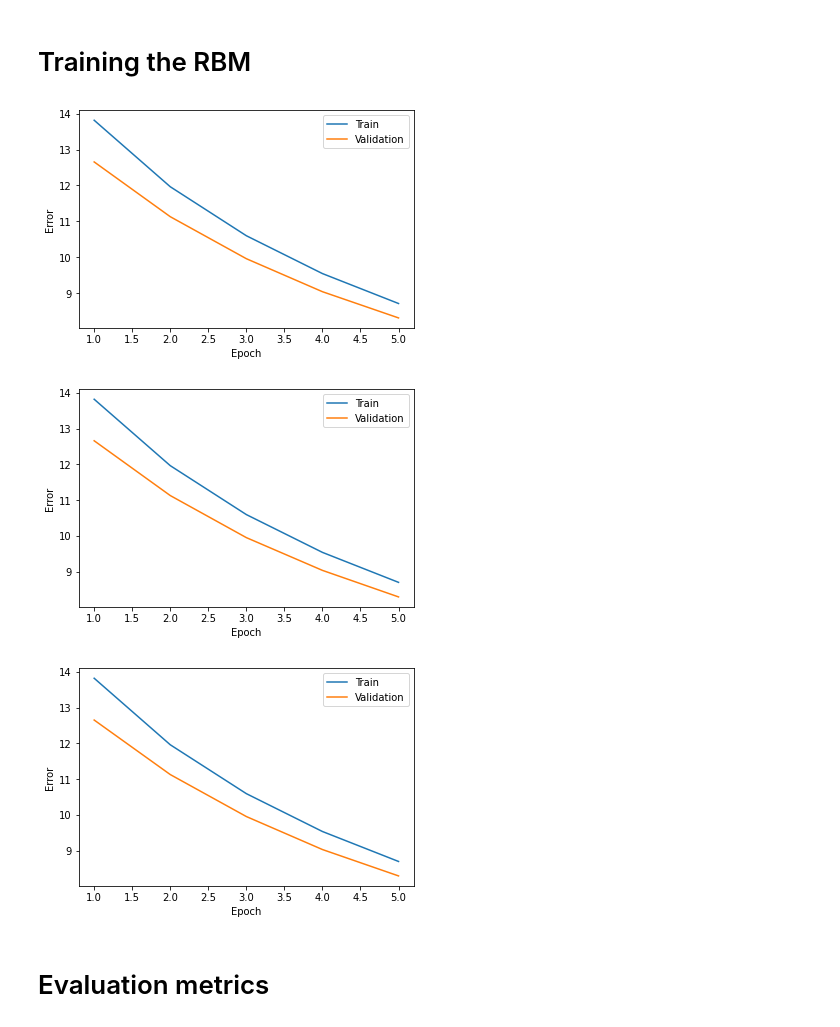
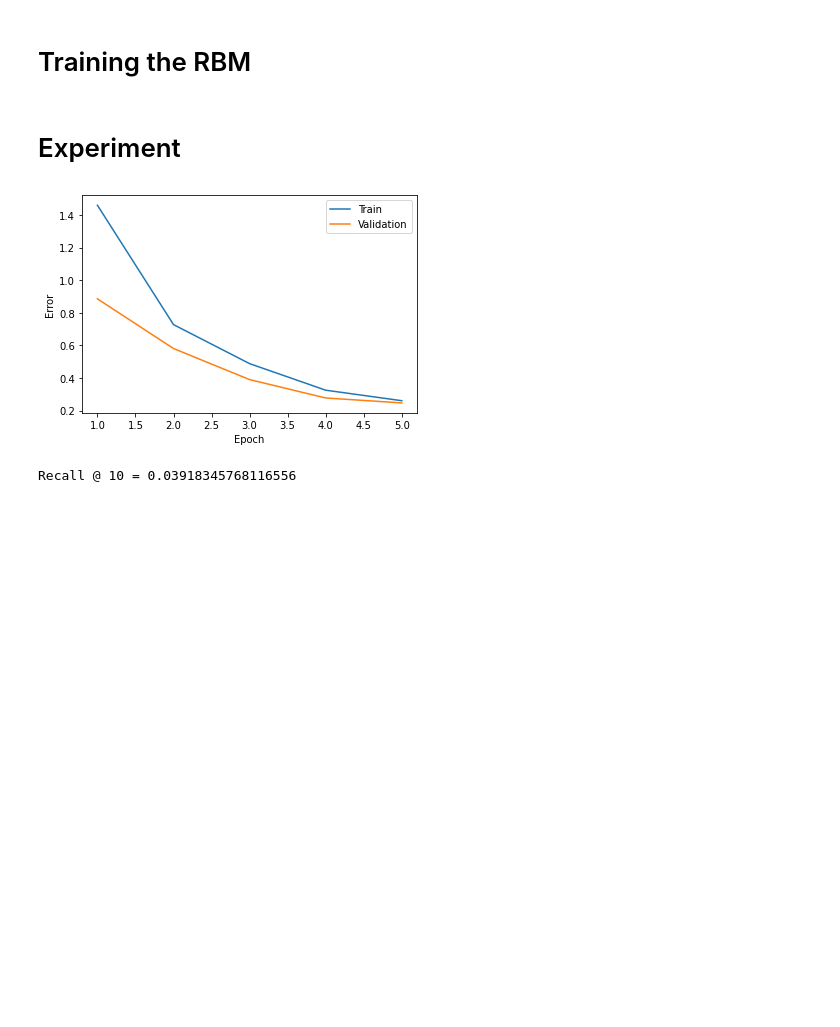
Before and after one commit to JulesDesmet/rbm_recommender, a Jupyter notebook: GoodreadsRBM.ipynb, the cells around one changed output. Drawn from its saved outputs; the diff is of its cells as text; code cells hidden in the pictures; blank space fills up the shorter version.

Commit message:
Reorganised some code, replaced the recall computation function, and some other changes

```diff
--- a/GoodreadsRBM.ipynb
+++ b/GoodreadsRBM.ipynb
@@ -62,7 +62,7 @@ books = f"{data_path}goodreads_books_comics_graphic.json.gz"
 interactions = f"{data_path}goodreads_interactions_comics_graphic.json.gz"
 reviews = f"{data_path}goodreads_reviews_comics_graphic.json.gz"
 
-n = 500000
+n = None
 
 books_df = parse_json(books, n, ("book_id", "title"))
 interactions_df = parse_json(interactions, n, ("user_id", "book_id", "rating", "date_updated"))
@@ -240,8 +240,9 @@ def convert_sparse_matrix_to_sparse_tensor(X) -> tf.SparseTensor:
     return tf.SparseTensor(indices, np.float32(coo.data), coo.shape)
 # %%
 shape = (interactions_df["user_id"].max() + 1, interactions_df["item_id"].max() + 1)
-interaction_matrix = create_sparse_matrix(interactions_df, shape)
-normalized_matrix = interaction_matrix
-normalized_matrix.data = (interaction_matrix.data / 5.0)
+interactions_df["rating"] = interactions_df["rating"].apply(lambda value: value / 5.0)
+# interaction_matrix = create_sparse_matrix(interactions_df, shape)
+# normalized_matrix = interaction_matrix
+# normalized_matrix.data = (interaction_matrix.data / 5.0)
 # %% [markdown]
 # Restricted Boltzmann Machine
@@ -297,10 +341,15 @@ def error(v0_state, v1_state):
 # Training hyperparameters
 epochs = 5
 batch_size = 500
-K = 1
+gibbs_sampling_iterations = 1
+nr_recommendations = 10
 alpha = 0.1  # Learning rate
+
+hiddenUnits = 50
+visibleUnits = shape[1]
 # %%
-def train_rbm(train: tf.data.Dataset, validation: tf.data.Dataset, W: tf.Variable, vb: tf.Variable, hb: tf.Variable) -> tuple:
+def train_rbm(train: tf.data.Dataset, validation: tf.data.Dataset, W: tf.Variable, vb: tf.Variable,
+              hb: tf.Variable) -> tuple:
     train_errors = []
     validation_errors = []
     weights = []
@@ -309,9 +358,8 @@ def train_rbm(train: tf.data.Dataset, validation: tf.data.Dataset, W: tf.Variabl
         train_errors.append(0)
         train_iter = iter(train)
         for _ in trange(len(train), leave=False):
-
             v0_state = tf.sparse.to_dense(next(train_iter))
-            h0_state, vk_state, hk_state = gibbs_sampling(v0_state, W, vb, hb, K)
+            h0_state, vk_state, hk_state = gibbs_sampling(v0_state, W, vb, hb, gibbs_sampling_iterations)
 
             temp_0 = tf.matmul(tf.transpose(v0_state), tf.squeeze(h0_state))
             temp_k = tf.matmul(tf.transpose(vk_state), tf.squeeze(hk_state))
@@ -346,34 +394,51 @@ def plot_errors(train_errors: list, validation_errors: list, file_name: str = No
     if file_name is not None:
         plt.savefig("rmse.png")
     plt.show()
+# %% [markdown]
+# Experiment
 # %%
+W, vb, hb = None, None, None
+
 for seed in trange(1, 6, leave=False):
-    train, test = generate_random_split(normalized_matrix, seed=seed)
+    # train, test = generate_random_split(normalized_matrix, seed=seed)
+    train_df, test_df = generate_random_split(interactions_df, seed=seed)
+    train = create_sparse_matrix(train_df, shape)
+    test = create_sparse_matrix(test_df, shape)
 
     mean_train_errors = [0] * epochs
     mean_validation_errors = [0] * epochs
 
     for train_indices, validation_indices in split_k_folds(train):
         tensor_train = convert_sparse_matrix_to_sparse_tensor(train[train_indices])
         tensor_validation = convert_sparse_matrix_to_sparse_tensor(train[validation_indices])
 
         train_ds = tf.data.Dataset.from_tensor_slices(tensor_train).batch(batch_size)
         validation_ds = tf.data.Dataset.from_tensor_slices(tensor_validation).batch(batch_size)
 
         vb = tf.Variable(tf.zeros([visibleUnits]), tf.float32)
         hb = tf.Variable(tf.zeros([hiddenUnits]), tf.float32)
         W = tf.Variable(tf.zeros([visibleUnits, hiddenUnits]), tf.float32)
 
         W, vb, hb, train_errors, validation_errors = train_rbm(train_ds, validation_ds, W, vb, hb)
 
         for epoch in range(epochs):
             mean_train_errors[epoch] += train_errors[epoch] / 5
             mean_validation_errors[epoch] += validation_errors[epoch] / 5
 
+        break
+
     plot_errors(mean_train_errors, mean_validation_errors)
+
+    recommendations = np.empty((shape[0], 10), dtype=np.int_)
+    for batch_start in range(0, train.shape[0], batch_size):
+        batch_end = batch_start + batch_size
+        batch = train[batch_start: batch_end]
+        recommendations[batch_start: batch_end] = get_k_recommendations(batch.toarray(), W, hb, vb, nr_recommendations)
+    recall = compute_recall(test, array_to_sparse_matrix(recommendations))
+
+    print("Recall @", nr_recommendations, "=", recall)
+
+    break
 # %% [output]
-[figure, old version]
+[figure, new version]
-[figure, removed]
-[figure, removed]
+Recall @ 10 = 0.03918345768116556
-# %% [markdown]
-# Evaluation metrics
```
Also changed, not shown: parts of 11 cells of this notebook.
